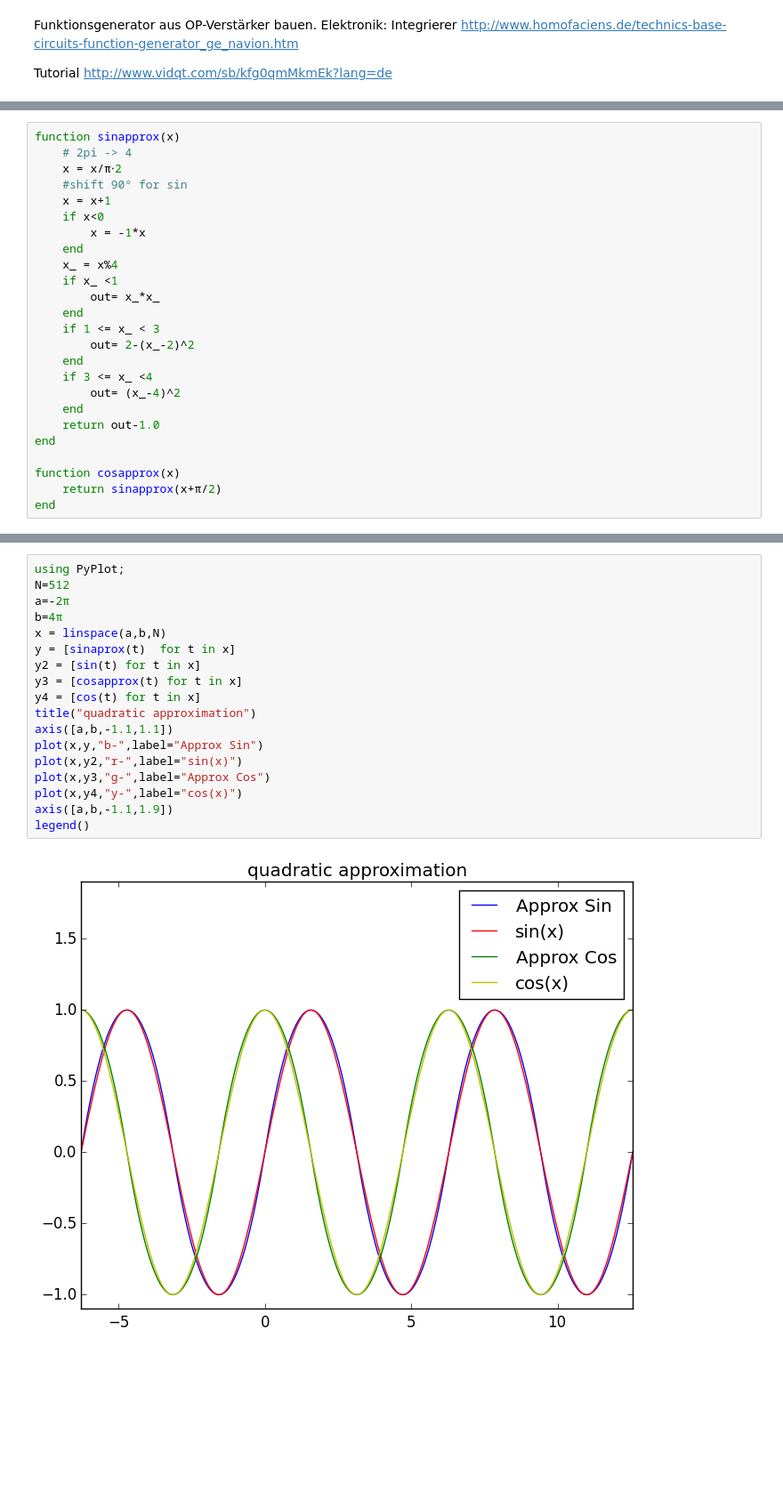
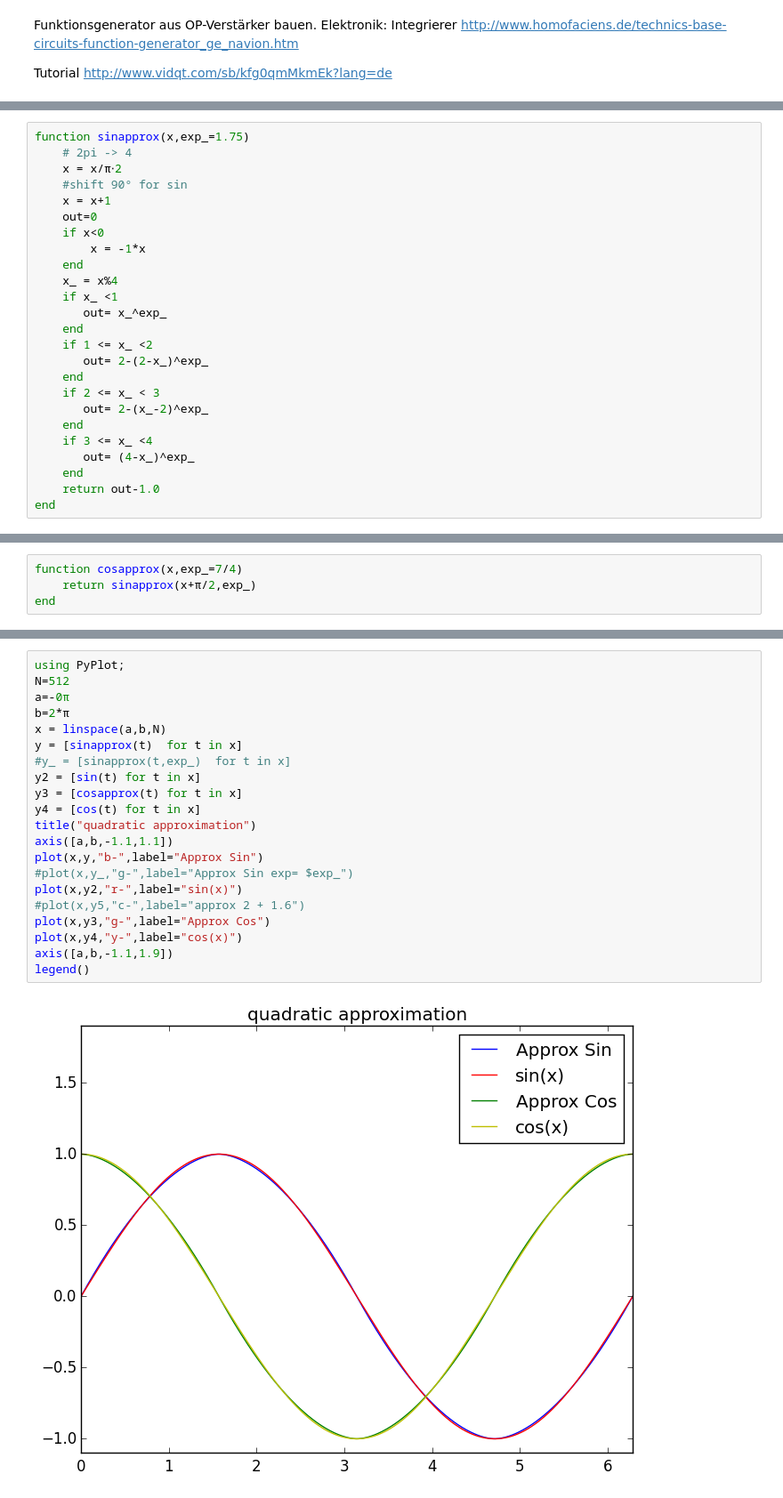
Before and after one commit to mgje/Python-Mathematik-Beispiele, a Jupyter notebook: notebook/Sin_Approximation.ipynb, the cells around one changed output, grey strips where cells are left out. Shown at 89% size. Cells and saved outputs as stored; diff of their text form; blank space fills up the shorter version.

Commit message:
approx

```diff
--- a/notebook/Sin_Approximation.ipynb
+++ b/notebook/Sin_Approximation.ipynb
@@ -503,28 +503,28 @@ $$ f(x) = \begin{cases} (x-4n)^2 &\mbox{für } -1+4 \cdot n < x < 1+4 \cdot n  \
 2-(x-2-4n)^2 &\mbox{für } 1+4 \cdot n < x < 3+4 \cdot n  \mbox{  für  } n \in \mathbb{Z}
 \end{cases}$$
 # %%
-function sinapprox(x)
+function sinapprox(x,exp_=1.75)
     # 2pi -> 4
     x = x/π⋅2
     #shift 90° for sin
     x = x+1
+    out=0
     if x<0
         x = -1*x
     end
     x_ = x%4
     if x_ <1
-        out= x_*x_
+       out= x_^exp_
     end
-    if 1 <= x_ < 3
-        out= 2-(x_-2)^2
+    if 1 <= x_ <2
+       out= 2-(2-x_)^exp_
+    end
+    if 2 <= x_ < 3
+       out= 2-(x_-2)^exp_
     end
     if 3 <= x_ <4
-        out= (x_-4)^2
+       out= (4-x_)^exp_
     end
     return out-1.0
 end
-
-function cosapprox(x)
-    return sinapprox(x+π/2)
-end
 # %% [output]
@@ -531,0 +532,4 @@ cosapprox (generic function with 1 method)
+# %%
+function cosapprox(x,exp_=7/4)
+    return sinapprox(x+π/2,exp_)
+end
@@ -532,23 +538,26 @@ cosapprox (generic function with 1 method)
 # %%
 using PyPlot;
 N=512
-a=-2π
-b=4π
+a=-0π
+b=2*π
 x = linspace(a,b,N)
-y = [sinaprox(t)  for t in x]
+y = [sinapprox(t)  for t in x]
+#y_ = [sinapprox(t,exp_)  for t in x]
 y2 = [sin(t) for t in x]
 y3 = [cosapprox(t) for t in x]
 y4 = [cos(t) for t in x]
 title("quadratic approximation")
 axis([a,b,-1.1,1.1])
 plot(x,y,"b-",label="Approx Sin")
+#plot(x,y_,"g-",label="Approx Sin exp= $exp_")
 plot(x,y2,"r-",label="sin(x)")
+#plot(x,y5,"c-",label="approx 2 + 1.6")
 plot(x,y3,"g-",label="Approx Cos")
 plot(x,y4,"y-",label="cos(x)")
 axis([a,b,-1.1,1.9])
 legend()
 # %% [output]
-[figure, old version]
+[figure, new version]
 PyObject <matplotlib.legend.Legend object at 0x...>
 # %%
 using PyPlot;
```
Also changed, not shown: parts of 5 cells of this notebook.
